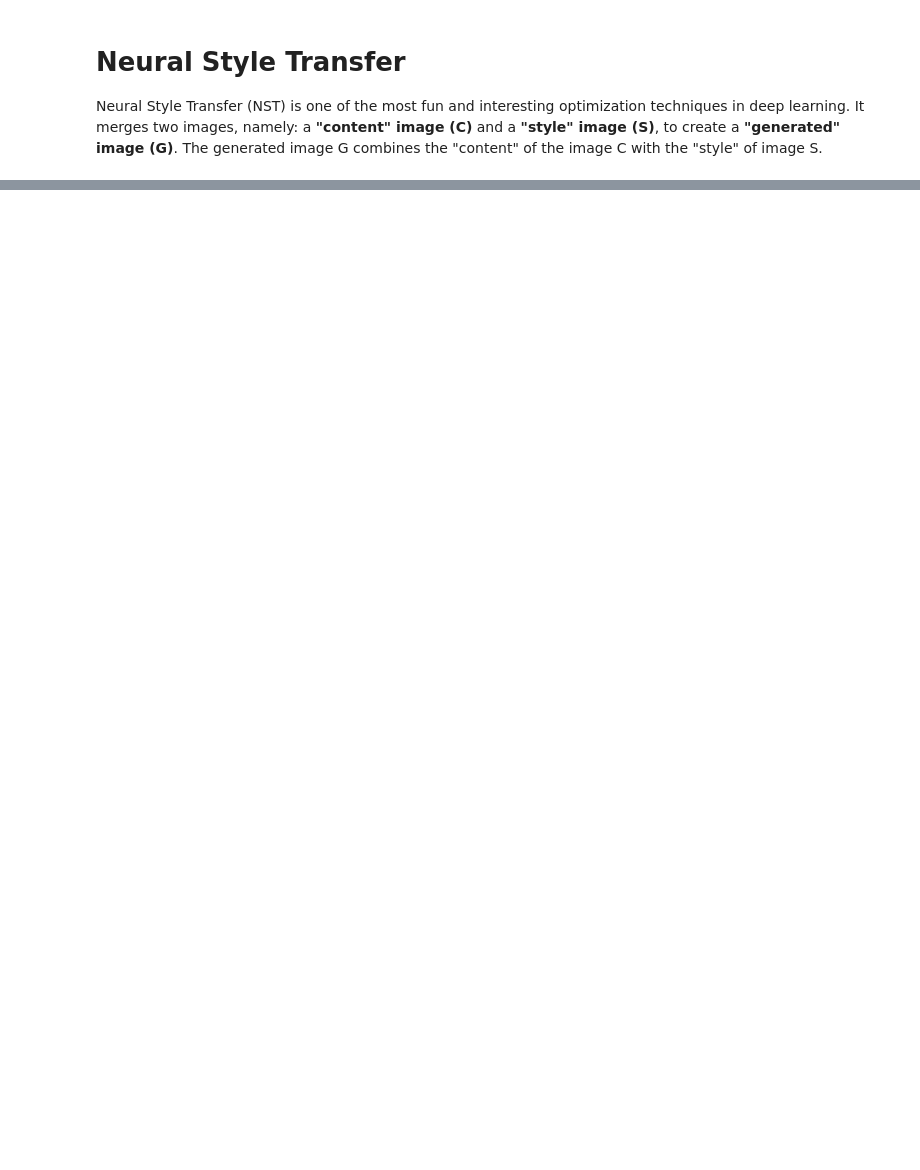
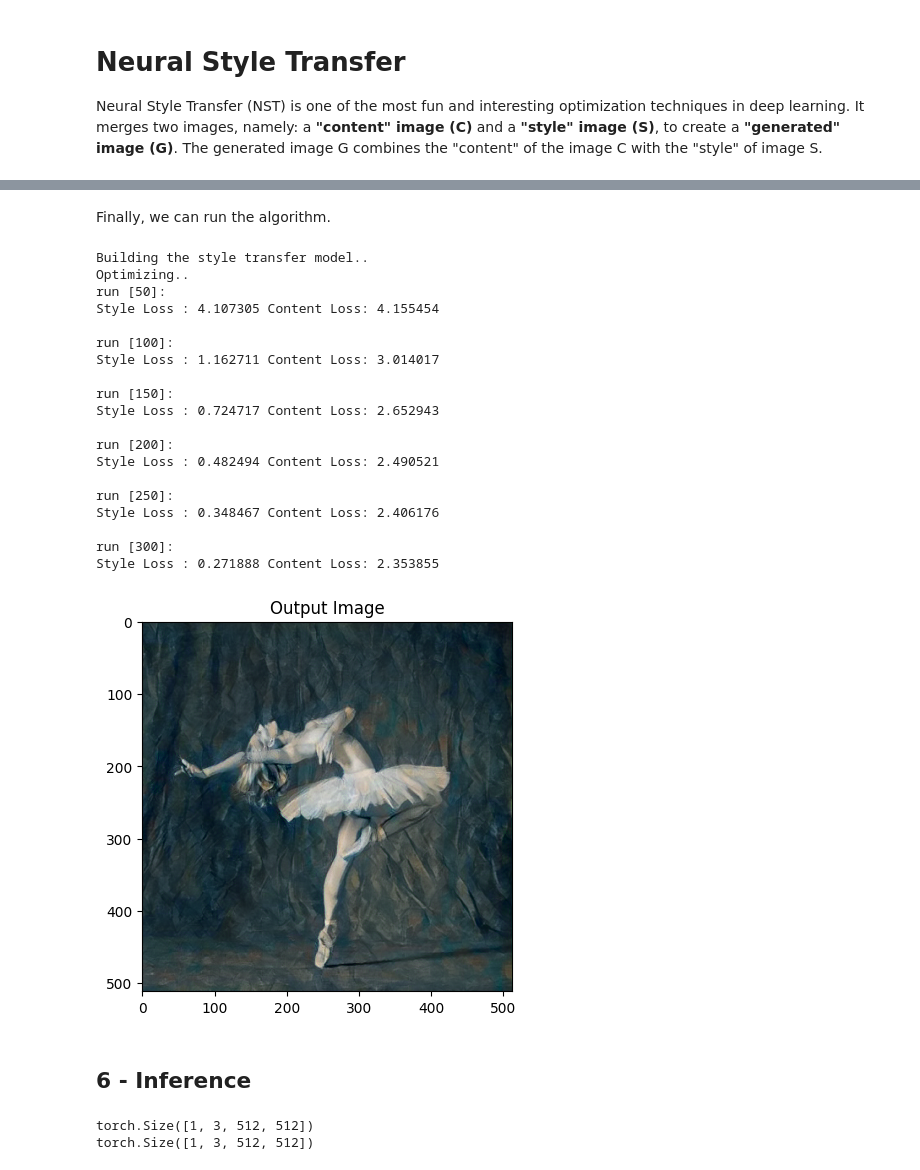
Before and after one commit to ali-izhar/fusionX, a Jupyter notebook: notebooks/art_generation.ipynb, the cells around one changed output, grey strips where cells are left out. Drawn from its saved outputs; the diff is of its cells as text; code cells hidden in the pictures; blank space fills up the shorter version.

```diff
--- a/notebooks/art_generation.ipynb
+++ b/notebooks/art_generation.ipynb
@@ -496,0 +228,17 @@ plt.show()
+# %%
+cnn_normalization_mean = torch.tensor([0.485, 0.456, 0.406])
+cnn_normalization_std = torch.tensor([0.229, 0.224, 0.225])
+
+# create a module to normalize input image so we can easily put it in a `nn.Sequential`
+
+class Normalization(nn.Module):
+    def __init__(self, mean, std):
+        super(Normalization, self).__init__()
+        # .view the mean and std to make them [C x 1 x 1] so that they can
+        # directly work with image Tensor of shape [B x C x H x W].
+        # B is batch size. C is number of channels. H is height and W is width.
+        self.mean = torch.tensor(mean).view(-1, 1, 1)
+        self.std = torch.tensor(std).view(-1, 1, 1)
+
+    def forward(self, img):
+        return (img - self.mean) / self.std
@@ -496,0 +314,5 @@ plt.show()
+# %%
+# desired depth layers to compute style/content losses:
+
+content_layers_default = ['conv_4']
+style_layers_default = ['conv_1', 'conv_2', 'conv_3', 'conv_4', 'conv_5']
@@ -496,0 +395,5 @@ plt.show()
+# %%
+def get_input_optimizer(input_img):
+    # this line to show that input is a parameter that requires a gradient
+    optimizer = optim.LBFGS([input_img])
+    return optimizer
@@ -496,0 +487,32 @@ plt.show()
+# %% [markdown]
+Finally, we can run the algorithm.
+# %%
+output = run_style_transfer(cnn, cnn_normalization_mean, cnn_normalization_std, content_img, style_img, input_img)
+
+plt.figure()
+imshow(output, title='Output Image')
+plt.ioff()
+plt.show()
+# %% [output]
+Building the style transfer model..
+Optimizing..
+run [50]:
+Style Loss : 4.107305 Content Loss: 4.155454
+
+run [100]:
+Style Loss : 1.162711 Content Loss: 3.014017
+
+run [150]:
+Style Loss : 0.724717 Content Loss: 2.652943
+
+run [200]:
+Style Loss : 0.482494 Content Loss: 2.490521
+
+run [250]:
+Style Loss : 0.348467 Content Loss: 2.406176
+
+run [300]:
+Style Loss : 0.271888 Content Loss: 2.353855
+[figure, added]
+# %% [markdown]
+## 6 - Inference
@@ -496,0 +538,6 @@ plt.show()
+# %%
+print(style_img1.size())
+print(content_img1.size())
+# %% [output]
+torch.Size([1, 3, 512, 512])
+torch.Size([1, 3, 512, 512])
```
Also changed, not shown: parts of 83 cells of this notebook, 49 other files.
